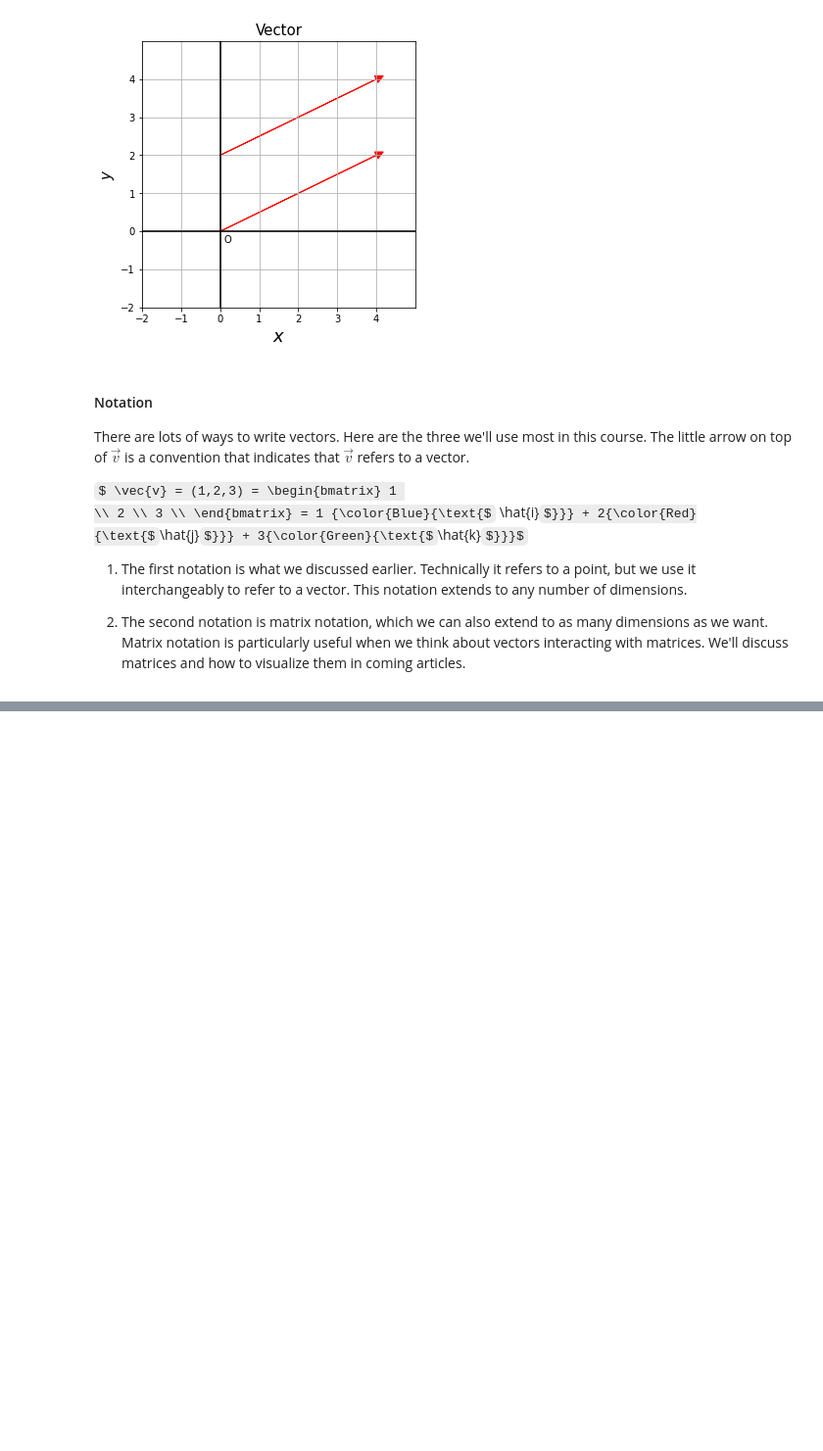
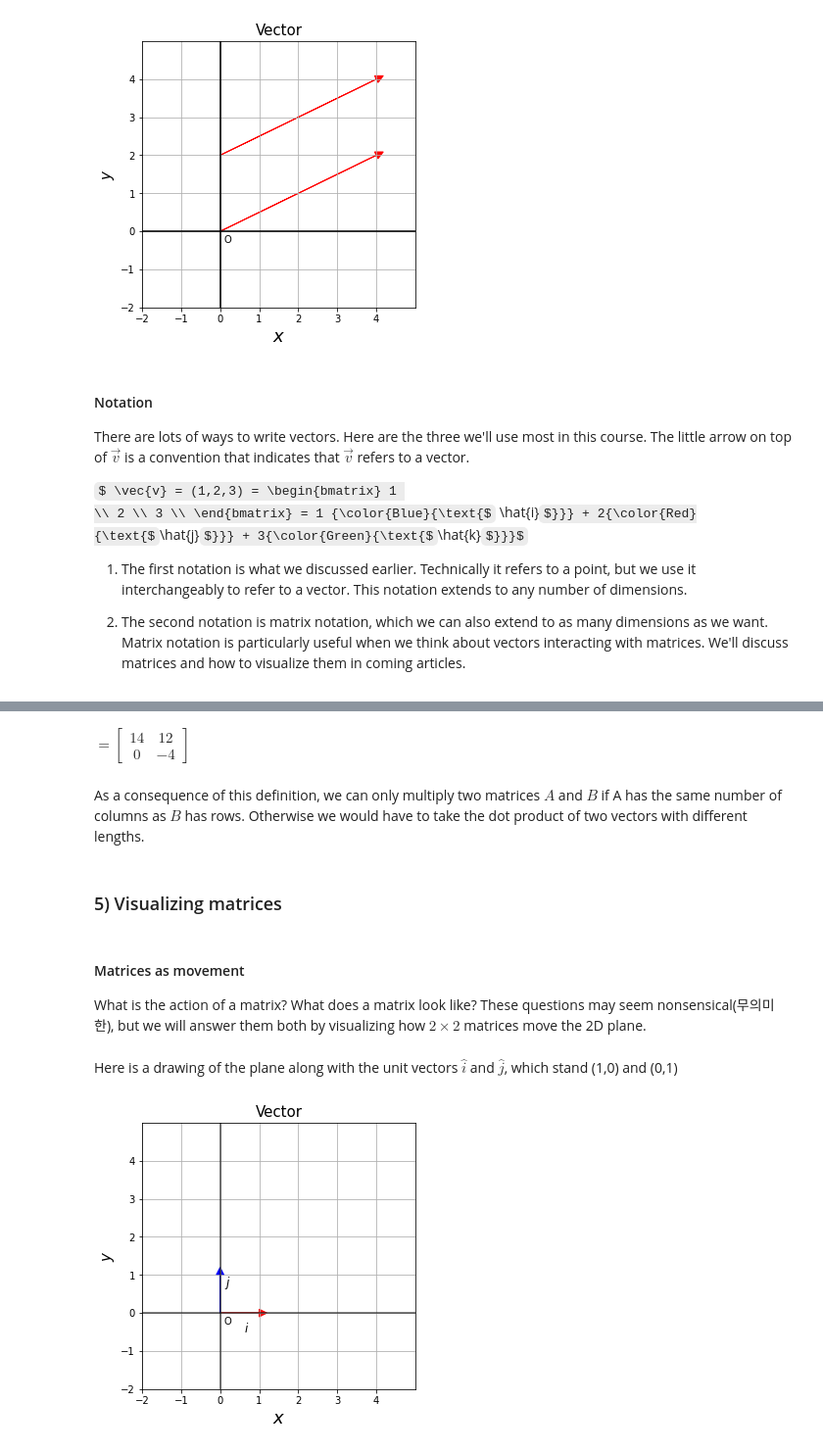
Before and after one commit to KingNam/Math, a Jupyter notebook: Multivariate_Calculus.ipynb, the cells around one changed output, grey strips where cells are left out. Shown: that part at 98% size. Drawn from its saved outputs; the diff is of its cells as text; code cells hidden in the pictures; some formulas as TeX source; blank space fills up the shorter version.

```diff
--- a/Multivariate_Calculus.ipynb
+++ b/Multivariate_Calculus.ipynb
@@ -114,0 +242,44 @@ $ \vec{v} = (1,2,3) = \begin{bmatrix} 1
+# %% [markdown]
+$ = \begin{bmatrix} 14 & 12 \\ 0 & -4 \end{bmatrix} $
+# %% [markdown]
+As a consequence of this definition, we can only multiply two matrices $A$ and $B$ if A has the same number of columns as $B$ has rows. Otherwise we would have to take the dot product of two vectors with different lengths.
+# %% [markdown]
+### 5) Visualizing matrices
+# %% [markdown]
+#### Matrices as movement
+
+What is the action of a matrix? What does a matrix look like? These questions may seem nonsensical(무의미한), but we will answer them both by visualizing how $2\times 2$ matrices move the 2D plane.
+# %% [markdown]
+Here is a drawing of the plane along with the unit vectors $\hat{i}$ and $\hat{j}$, which stand (1,0) and (0,1)
+# %%
+import math
+import matplotlib.pyplot as plt
+import numpy as np
+
+a = [1,0]
+b=[0,1]
+
+
+plt.figure(figsize=(5,5))
+plt.xlim(0, 5)
+plt.ylim(0, 5)
+plt.xticks(ticks=np.arange(-2, 5, step=1))
+plt.yticks(ticks=np.arange(-2, 5, step=1))
+
+plt.arrow(0, 0, a[0], a[1], head_width = .2, head_length = .2, color = 'red')
+plt.arrow(0, 0, b[0], b[1], head_width = .2, head_length = .2, color = 'blue')
+
+plt.axhline(0, color='gray', alpha = 0.3)
+plt.axvline(0, color='gray', alpha = 0.3)
+plt.axhline(0, color='black', alpha = 0.6)
+plt.axvline(0, color='black', alpha=0.6)
+plt.xlabel("$x$",fontsize=18)
+plt.ylabel("$y$",fontsize=15)
+plt.title("Vector",fontsize=15)
+plt.text(0.6,-0.5,'$i$',fontsize=12)
+plt.text(0.1,0.7,'$j$',fontsize=12)
+plt.text(0.1,-0.3,'O')
+plt.grid()
+plt.show()
+# %% [output]
+[figure, added]
```
Also changed, not shown: parts of 60 cells of this notebook.
